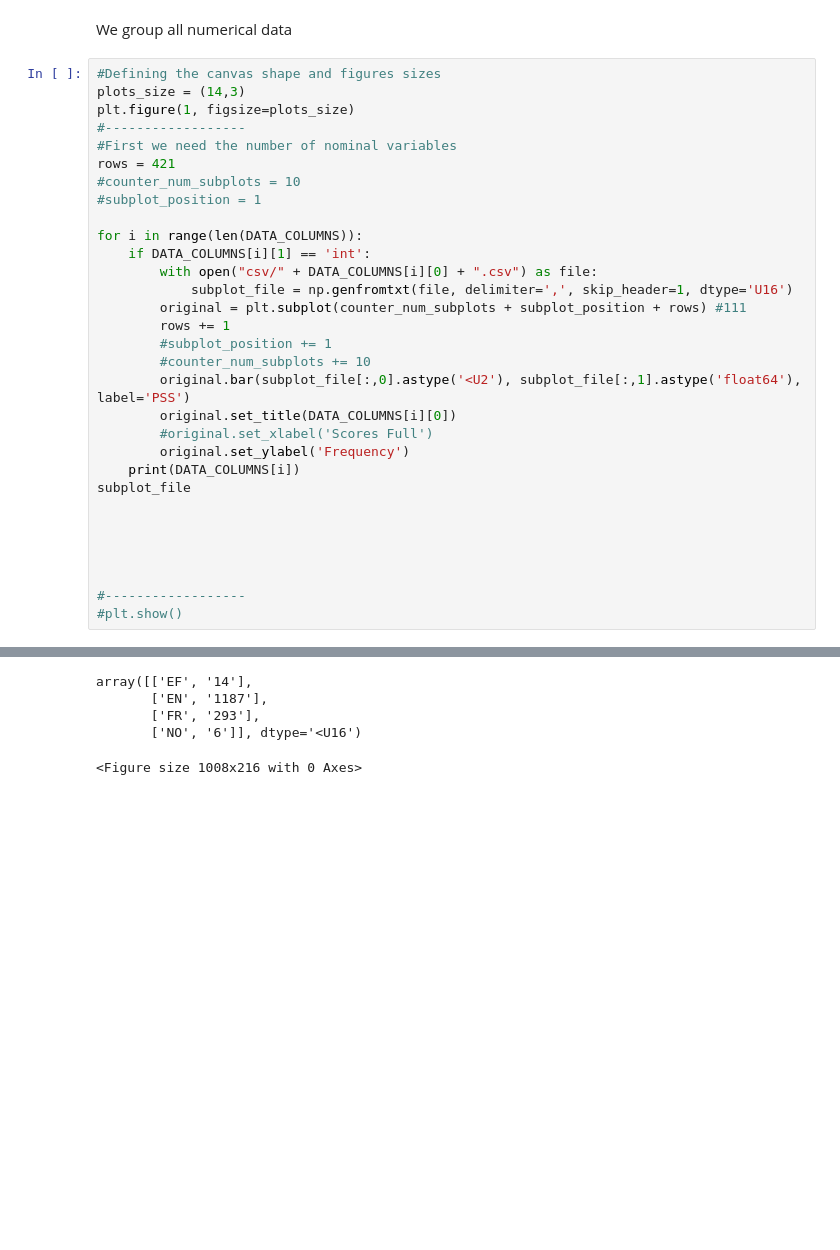
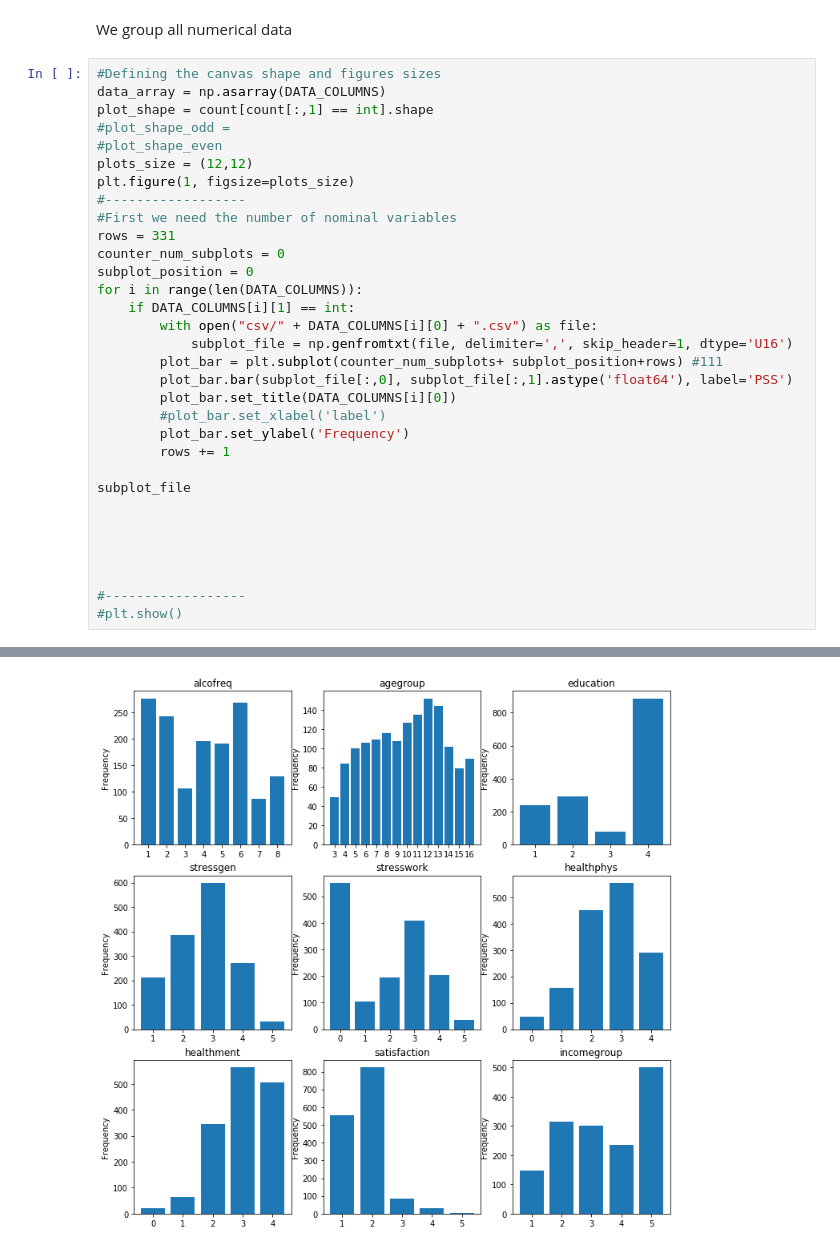
Before and after one commit to diegoarmaca/SocialDataSample, a Jupyter notebook: cchs.ipynb, the cells around one changed output, grey strips where cells are left out. Cells and saved outputs as stored; diff of their text form; blank space fills up the shorter version.

```diff
--- a/cchs.ipynb
+++ b/cchs.ipynb
@@ -219,27 +226,28 @@ plt.show()
 We group all numerical data
 # %%
 #Defining the canvas shape and figures sizes
-plots_size = (14,3)
+data_array = np.asarray(DATA_COLUMNS)
+plot_shape = count[count[:,1] == int].shape
+#plot_shape_odd =
+#plot_shape_even
+plots_size = (12,12)
 plt.figure(1, figsize=plots_size)
 #------------------
 #First we need the number of nominal variables
-rows = 421
-#counter_num_subplots = 10
-#subplot_position = 1
-
+rows = 331
+counter_num_subplots = 0
+subplot_position = 0
 for i in range(len(DATA_COLUMNS)):
-    if DATA_COLUMNS[i][1] == 'int':
+    if DATA_COLUMNS[i][1] == int:
         with open("csv/" + DATA_COLUMNS[i][0] + ".csv") as file:
             subplot_file = np.genfromtxt(file, delimiter=',', skip_header=1, dtype='U16')
-        original = plt.subplot(counter_num_subplots + subplot_position + rows) #111
+        plot_bar = plt.subplot(counter_num_subplots+ subplot_position+rows) #111
+        plot_bar.bar(subplot_file[:,0], subplot_file[:,1].astype('float64'), label='PSS')
+        plot_bar.set_title(DATA_COLUMNS[i][0])
+        #plot_bar.set_xlabel('label')
+        plot_bar.set_ylabel('Frequency')
         rows += 1
-        #subplot_position += 1
-        #counter_num_subplots += 10
-        original.bar(subplot_file[:,0].astype('<U2'), subplot_file[:,1].astype('float64'), label='PSS')
-        original.set_title(DATA_COLUMNS[i][0])
-        #original.set_xlabel('Scores Full')
-        original.set_ylabel('Frequency')
-    print(DATA_COLUMNS[i])
+
 subplot_file
 
 
@@ -272,5 +265 @@ subplot_file
-array([['EF', '14'],
-       ['EN', '1187'],
-       ['FR', '293'],
-       ['NO', '6']], dtype='<U16')
-<Figure size 1008x216 with 0 Axes>
+[figure, added]
```
Also changed, not shown: parts of 10 cells of this notebook.
